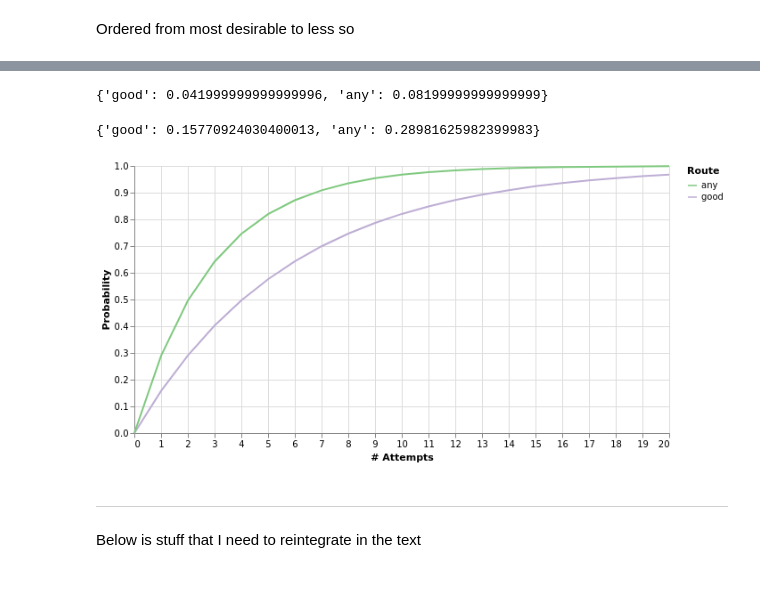
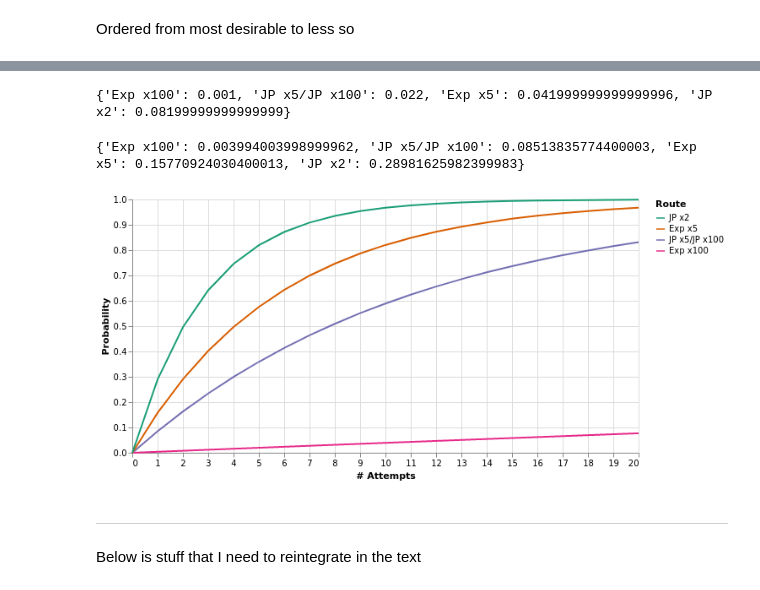
Before and after one commit to aspiwack/notebooks, a Jupyter notebook: octopath/Cyrus Single Story.ipynb, the cells around one changed output, grey strips where cells are left out. Cells and saved outputs as stored; diff of their text form; code cells hidden in the pictures.

Commit message:
OT/SS/Cyrus: divide routes better

```diff
--- a/octopath/Cyrus Single Story.ipynb
+++ b/octopath/Cyrus Single Story.ipynb
@@ -22,8 +22,11 @@ probabilities = {
 Ordered from most desirable to less so
 # %%
 route_spec = [
-    ('good',['exp100','jp100','jp5','exp5']),
-    ('any', ['jp2'])]
+    ('Exp x100', ['exp100']),
+    ('JP x5/JP x100', ['jp100','jp5']),
+    ('Exp x5', ['exp5']),
+    ('JP x2', ['jp2']),
+]
 # %%
 routes = [ route for route,result in route_spec]
 # %%
@@ -62,7 +64,7 @@ route_one_roll_probabilities = { route: sum(results.values()) for route,results
 # %%
 print(route_one_roll_probabilities)
 # %% [output]
-{'good': 0.041999999999999996, 'any': 0.08199999999999999}
+{'Exp x100': 0.001, 'JP x5/JP x100': 0.022, 'Exp x5': 0.041999999999999996, 'JP x2': 0.08199999999999999}
 # %%
 def attempts(p, n):
   return (1-(1-p)**n)
@@ -71,7 +73,7 @@ route_probabilities = { route: attempts(p, 4) for route,p in route_one_roll_prob
 # %%
 print(route_probabilities)
 # %% [output]
-{'good': 0.15770924030400013, 'any': 0.28981625982399983}
+{'Exp x100': 0.003994003998999962, 'JP x5/JP x100': 0.08513835774400003, 'Exp x5': 0.15770924030400013, 'JP x2': 0.28981625982399983}
 # %%
 def gen():
     for n in range(21):
@@ -81,21 +83,21 @@ data = list(gen())
 # %%
 VegaLite({
   "$schema": "https://vega.github.io/schema/vega-lite/v4.json",
   "width": 600,
   "height": 300,
   "padding": 5,
   "data": {
     "values": data
   },
   "mark": "line",
   "encoding": {
     "x": {"field": "# Attempts", "type": "quantitative"},
     "y": {"field": "Probability", "type": "quantitative"},
-    "color": {"field": 'Route', "sort": reversed(routes), "scale": {"scheme": "accent"}},
+    "color": {"field": 'Route', "sort": reversed(routes), "scale": {"scheme": "dark2"}},
   }
 })
 # %% [output]
-[figure, old version]
+[figure, new version]
 # %% [markdown]
 ----
 
```
Also changed, not shown: parts of 4 cells of this notebook.
